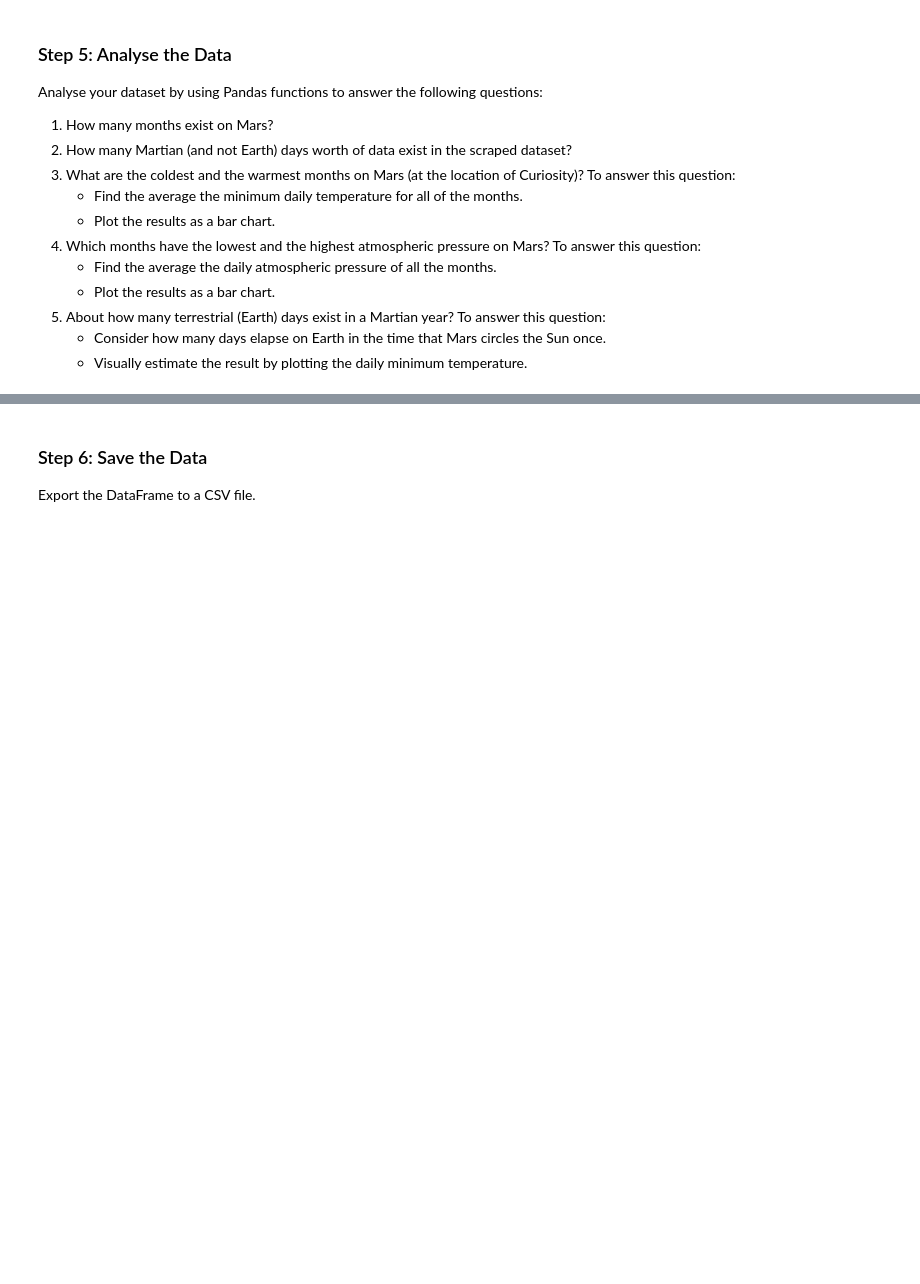
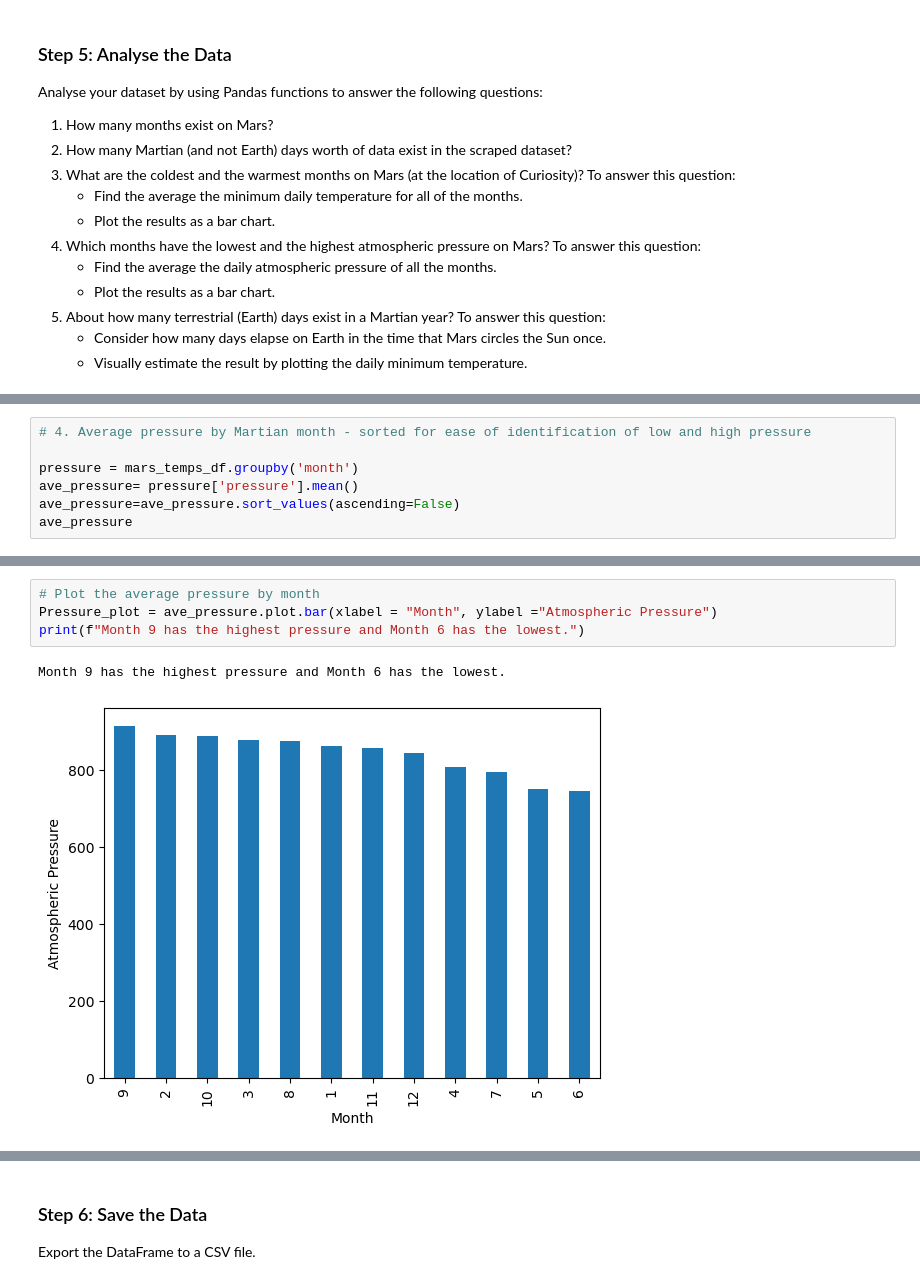
Before and after one commit to RJAndromeda/Mars_Module_11, a Jupyter notebook: part_2_mars_weather.ipynb, the cells around one changed output, grey strips where cells are left out. Saved outputs shown, nothing was run; the diff lists cells and outputs as text; blank space fills up the shorter version.

```diff
--- a/part_2_mars_weather.ipynb
+++ b/part_2_mars_weather.ipynb
@@ -220,0 +186,7 @@ Name: pressure, dtype: float64
+# %%
+# 4. Average pressure by Martian month - sorted for ease of identification of low and high pressure
+
+pressure = mars_temps_df.groupby('month')
+ave_pressure= pressure['pressure'].mean()
+ave_pressure=ave_pressure.sort_values(ascending=False)
+ave_pressure
@@ -221,2 +208,9 @@ Name: pressure, dtype: float64
+# %%
+# Plot the average pressure by month
+Pressure_plot = ave_pressure.plot.bar(xlabel = "Month", ylabel ="Atmospheric Pressure")
+print(f"Month 9 has the highest pressure and Month 6 has the lowest.")
+# %% [output]
+Month 9 has the highest pressure and Month 6 has the lowest.
+[figure, added]
 # %%
 # 5. How many terrestrial (earth) days are there in a Martian year?
```
Also changed, not shown: parts of 16 cells of this notebook, 2 other files.
